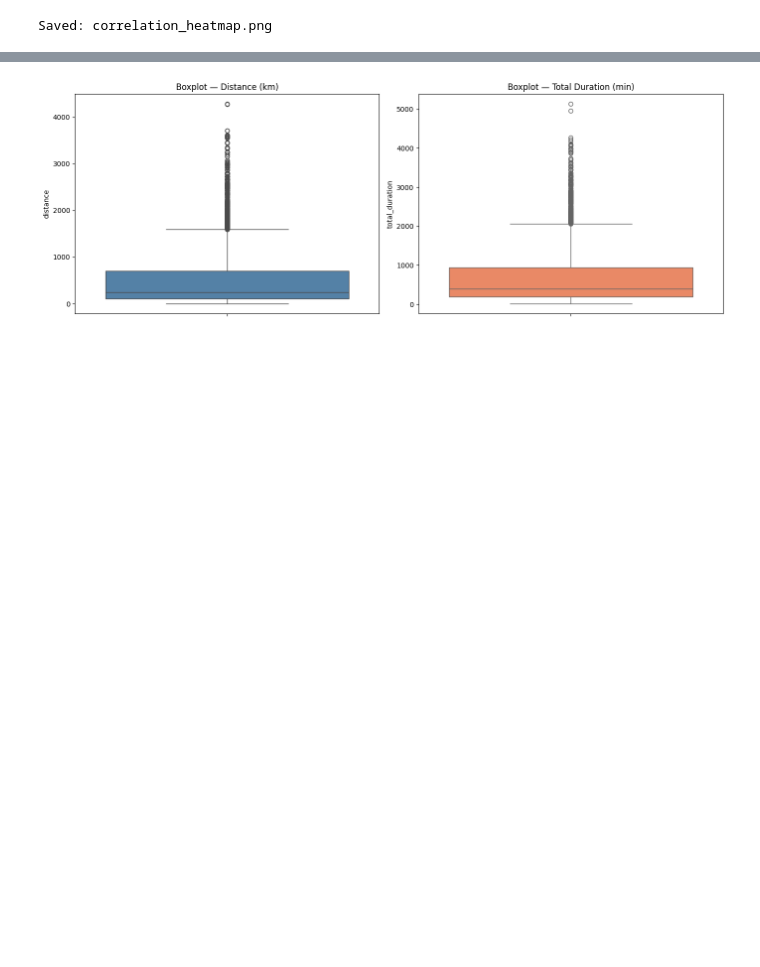
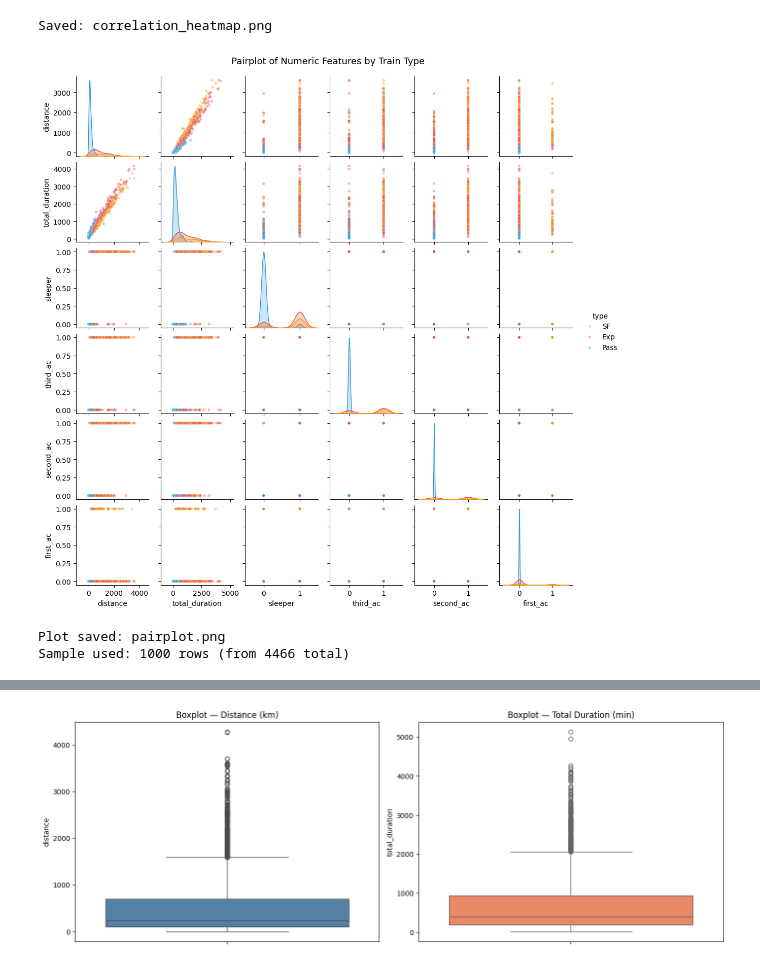
Before and after one commit to rajputpri/Indian-Railway-Train, a Jupyter notebook: notebooks/main_notebook.ipynb, the cells around one changed output, grey strips where cells are left out. Saved outputs shown, nothing was run; the diff lists cells and outputs as text; code cells hidden in the pictures; blank space fills up the shorter version.

```diff
--- a/notebooks/main_notebook.ipynb
+++ b/notebooks/main_notebook.ipynb
@@ -2397,3 +2740,33 @@ print("Saved: correlation_heatmap.png")
 # %% [output]
 [figure]
 Saved: correlation_heatmap.png
+# %%
+# Cell 32b: Pairplot of Numeric Features by Train Type
+import seaborn as sns
+import matplotlib.pyplot as plt
+
+# Select key numeric features
+pairplot_features = ['distance', 'total_duration', 'sleeper',
+                     'third_ac', 'second_ac', 'first_ac']
+pairplot_df = df[pairplot_features + ['type']].copy()
+
+# Sample 1000 rows for performance (pairplot is O(n²) visualization)
+pairplot_sample = pairplot_df.sample(n=min(1000, len(pairplot_df)), random_state=42)
+
+g = sns.pairplot(
+    pairplot_sample,
+    hue='type',
+    palette={'Pass': '#3498db', 'Exp': '#e74c3c', 'SF': '#f39c12'},
+    diag_kind='kde',
+    plot_kws={'alpha': 0.4, 's': 15},
+    height=1.8,
+)
+g.fig.suptitle('Pairplot of Numeric Features by Train Type', y=1.02, fontsize=13)
+plt.savefig('../visualizations/pairplot.png', dpi=100, bbox_inches='tight')
+plt.show()
+print("Plot saved: pairplot.png")
+print(f"Sample used: {len(pairplot_sample)} rows (from {len(pairplot_df)} total)")
+# %% [output]
+[figure, added]
+Plot saved: pairplot.png
+Sample used: 1000 rows (from 4466 total)
```
Also changed, not shown: parts of 8 cells of this notebook, 7 other files.
